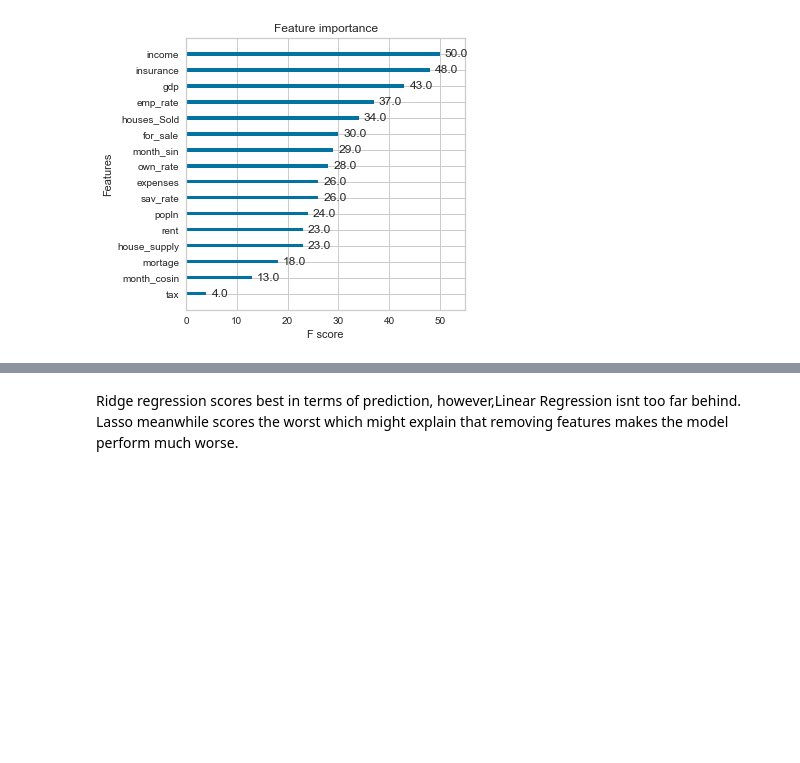
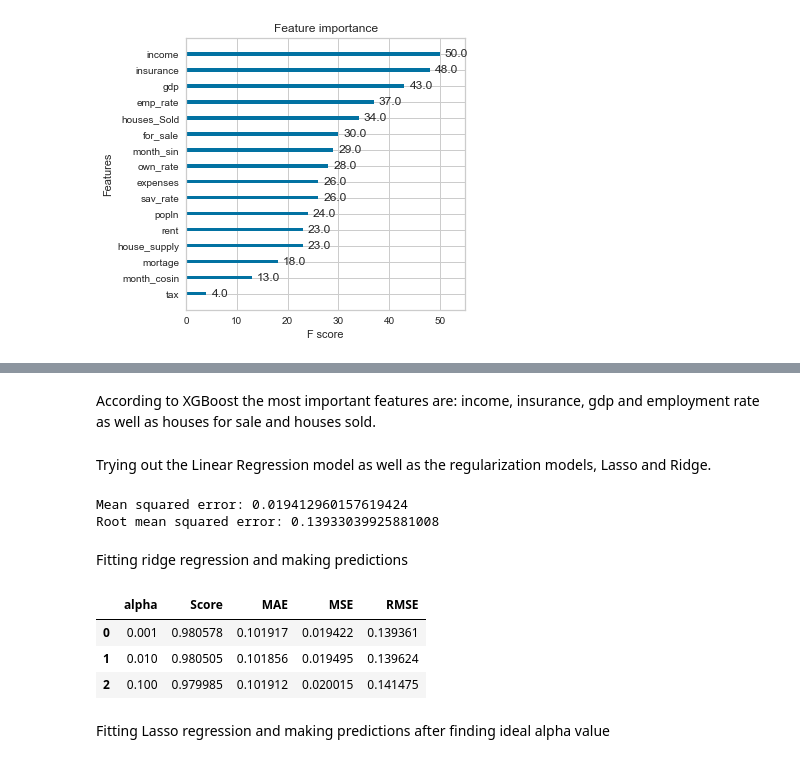
Before and after one commit to sandeepsethu/HousingPrices, a Jupyter notebook: Housing Price Model.ipynb, the cells around one changed output, grey strips where cells are left out. Cells and saved outputs as stored; diff of their text form; code cells hidden in the pictures; blank space fills up the shorter version.

```diff
--- a/Housing Price Model.ipynb
+++ b/Housing Price Model.ipynb
@@ -486,2 +333,51 @@ Lasso Regression Score:  -2.9931084232437666
-# %% [markdown]
-Ridge regression scores best in terms of prediction, however,Linear Regression isnt too far behind. Lasso meanwhile scores the worst which might explain that removing features makes the model perform much worse.
+# %% [markdown]
+According to XGBoost the most important features are: income, insurance, gdp and employment rate as well as houses for sale and houses sold.
+# %% [markdown]
+Trying out the Linear Regression model as well as the regularization models, Lasso and Ridge.
+# %%
+#Fitting the linear regression model and making predictions
+y_train1=StandardScaler().fit_transform(y_train.array.reshape(-1, 1))
+y_test1=StandardScaler().fit_transform(y_test.array.reshape(-1, 1))
+model1 = LinearRegression()
+model1.fit(X_train, y_train1)
+lr_preds = model1.predict(X_test)
+
+#Assessing model performance
+score1 = model1.score(X_test, y_test1)
+mae = MAE(y_test1, lr_preds)
+mse = MSE(y_test1, lr_preds)
+rmse = np.sqrt(mse)
+print(f'Mean squared error: {mse}')
+print(f'Root mean squared error: {rmse}')
+# %% [output]
+Mean squared error: 0.019412960157619424
+Root mean squared error: 0.13933039925881008
+# %% [markdown]
+Fitting ridge regression and making predictions
+# %%
+y_train2=StandardScaler().fit_transform(y_train.array.reshape(-1, 1))
+y_test2=StandardScaler().fit_transform(y_test.array.reshape(-1, 1))
+alph = [0.001, 0.01, 0.1]
+score2,mae2,mse2,rmse2 =[],[],[],[]
+for i in alph:
+    model2 = Ridge(alpha = i)
+    model2.fit(X_train, y_train2)
+    preds2 = model2.predict(X_test)
+    score2.append(model2.score(X_test,y_test2))
+    mae2.append(MAE(y_test2, preds2))
+    mse2.append(MSE(y_test2, preds2))
+    rmse2.append(np.sqrt(MSE(y_test2, preds2)))
+
+
+ridgepd= pd.DataFrame(list(zip(alph, score2, mae2, mse2, rmse2)),
+                  columns=['alpha', 'Score', 'MAE', 'MSE', 'RMSE'])
+rmse2 = ridgepd["RMSE"].max()
+score2 =ridgepd["Score"].max()
+ridgepd
+# %% [output]
+|  | alpha | Score | MAE | MSE | RMSE |
+| 0 | 0.001 | 0.980578 | 0.101917 | 0.019422 | 0.139361 |
+| 1 | 0.010 | 0.980505 | 0.101856 | 0.019495 | 0.139624 |
+| 2 | 0.100 | 0.979985 | 0.101912 | 0.020015 | 0.141475 |
+# %% [markdown]
+Fitting Lasso regression and making predictions after finding ideal alpha value
```
Also changed, not shown: parts of 49 cells of this notebook.
